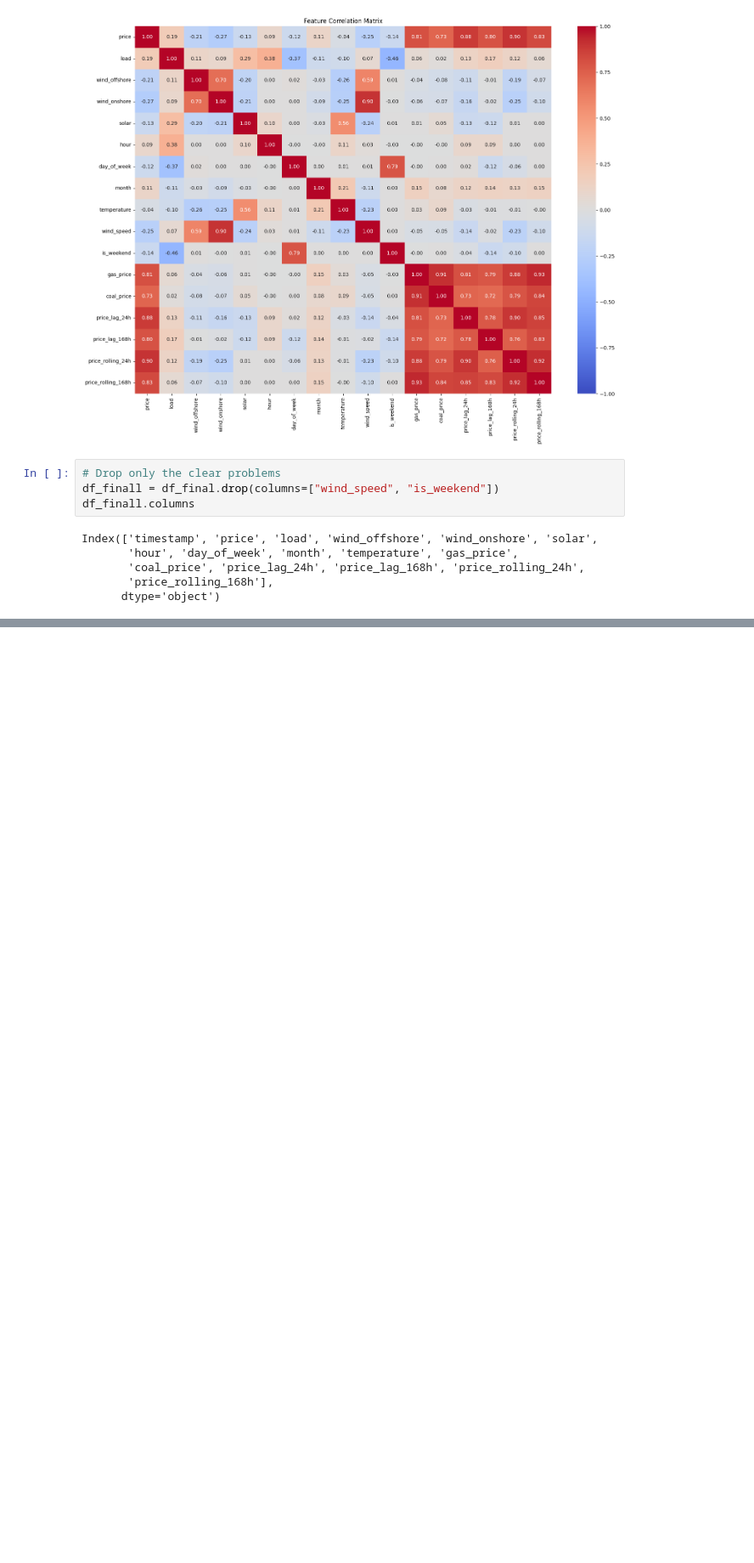
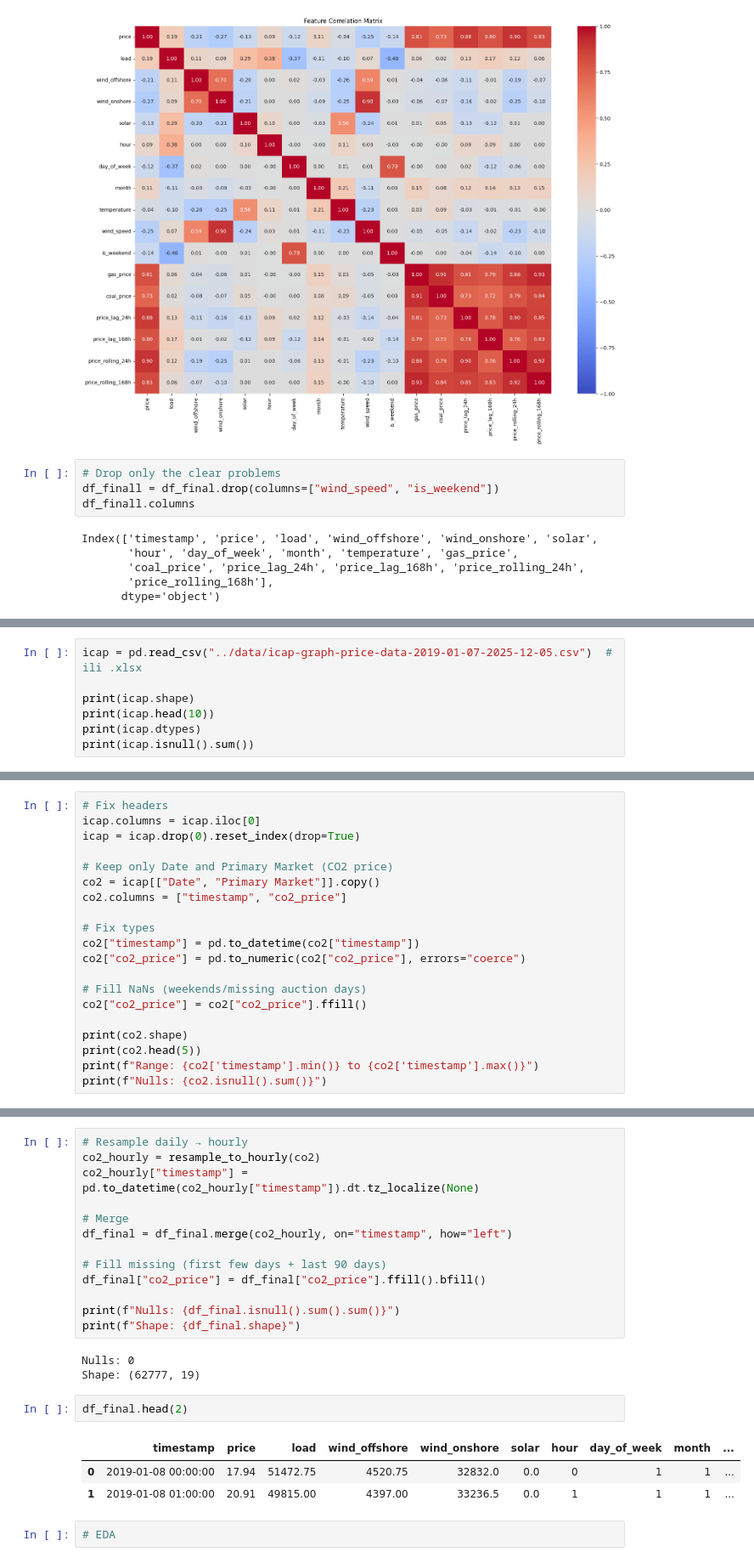
Before and after one commit to Josip007/WattWise, a Jupyter notebook: notebooks/EDA-and-modeling.ipynb, the cells around one changed output, grey strips where cells are left out. Shown at 85% size. Cells and saved outputs as stored; diff of their text form; blank space fills up the shorter version.

Commit message:
added co2 price

```diff
--- a/notebooks/EDA-and-modeling.ipynb
+++ b/notebooks/EDA-and-modeling.ipynb
@@ -667,0 +670,7 @@ Index(['timestamp', 'price', 'load', 'wind_offshore', 'wind_onshore', 'solar',
+# %%
+icap = pd.read_csv("../data/icap-graph-price-data-2019-01-07-2025-12-05.csv")  # ili .xlsx
+
+print(icap.shape)
+print(icap.head(10))
+print(icap.dtypes)
+print(icap.isnull().sum())
@@ -667,0 +695,20 @@ Index(['timestamp', 'price', 'load', 'wind_offshore', 'wind_onshore', 'solar',
+# %%
+# Fix headers
+icap.columns = icap.iloc[0]
+icap = icap.drop(0).reset_index(drop=True)
+
+# Keep only Date and Primary Market (CO2 price)
+co2 = icap[["Date", "Primary Market"]].copy()
+co2.columns = ["timestamp", "co2_price"]
+
+# Fix types
+co2["timestamp"] = pd.to_datetime(co2["timestamp"])
+co2["co2_price"] = pd.to_numeric(co2["co2_price"], errors="coerce")
+
+# Fill NaNs (weekends/missing auction days)
+co2["co2_price"] = co2["co2_price"].ffill()
+
+print(co2.shape)
+print(co2.head(5))
+print(f"Range: {co2['timestamp'].min()} to {co2['timestamp'].max()}")
+print(f"Nulls: {co2.isnull().sum()}")
@@ -667,0 +727,24 @@ Index(['timestamp', 'price', 'load', 'wind_offshore', 'wind_onshore', 'solar',
+# %%
+# Resample daily → hourly
+co2_hourly = resample_to_hourly(co2)
+co2_hourly["timestamp"] = pd.to_datetime(co2_hourly["timestamp"]).dt.tz_localize(None)
+
+# Merge
+df_final = df_final.merge(co2_hourly, on="timestamp", how="left")
+
+# Fill missing (first few days + last 90 days)
+df_final["co2_price"] = df_final["co2_price"].ffill().bfill()
+
+print(f"Nulls: {df_final.isnull().sum().sum()}")
+print(f"Shape: {df_final.shape}")
+# %% [output]
+Nulls: 0
+Shape: (62777, 19)
+# %%
+df_final.head(2)
+# %% [output]
+|  | timestamp | price | load | wind_offshore | wind_onshore | solar | hour | day_of_week | month | ... |
+| 0 | 2019-01-08 00:00:00 | 17.94 | 51472.75 | 4520.75 | 32832.0 | 0.0 | 0 | 1 | 1 | ... |
+| 1 | 2019-01-08 01:00:00 | 20.91 | 49815.00 | 4397.00 | 33236.5 | 0.0 | 1 | 1 | 1 | ... |
+# %%
+# EDA
```
Also changed, not shown: parts of 3 cells of this notebook, 1 other file.
